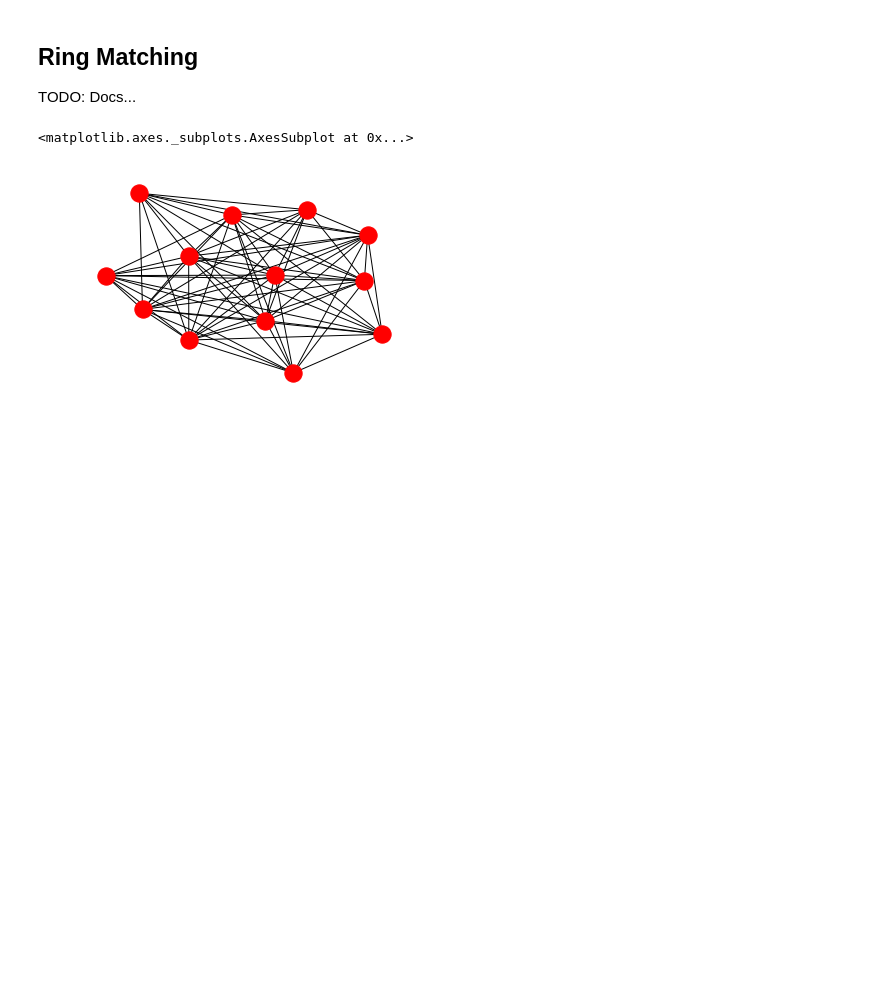
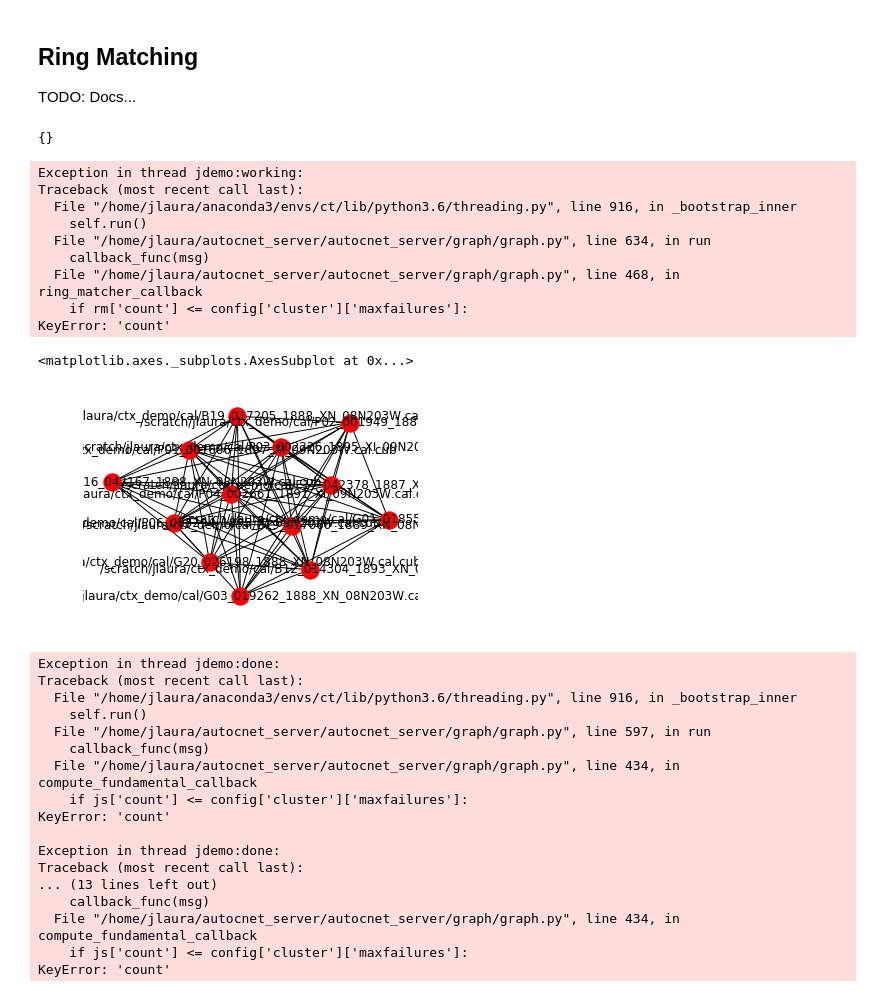
Before and after one commit to jlaura/autocnet_server, a Jupyter notebook: notebooks/04. Ring Matching.ipynb, the cells around one changed output. Saved outputs shown, nothing was run; the diff lists cells and outputs as text; code cells hidden in the pictures; blank space fills up the shorter version.

```diff
--- a/notebooks/04. Ring Matching.ipynb
+++ b/notebooks/04. Ring Matching.ipynb
@@ -10,8 +16,35 @@ Populating the interactive namespace from numpy and matplotlib
 TODO: Docs...
 # %%
 ncg = NetworkCandidateGraph.from_database()
-ncg.plot()
+ncg.plot(labels=True)
 # %% [output]
-<matplotlib.axes._subplots.AxesSubplot at 0x...>
+{}
+Exception in thread jdemo:working:
+Traceback (most recent call last):
+  File "/home/jlaura/anaconda3/envs/ct/lib/python3.6/threading.py", line 916, in _bootstrap_inner
+    self.run()
+  File "/home/jlaura/autocnet_server/autocnet_server/graph/graph.py", line 634, in run
+    callback_func(msg)
+  File "/home/jlaura/autocnet_server/autocnet_server/graph/graph.py", line 468, in ring_matcher_callback
+    if rm['count'] <= config['cluster']['maxfailures']:
+KeyError: 'count'
+<matplotlib.axes._subplots.AxesSubplot at 0x...>
-[figure, old version]
+[figure, new version]
+Exception in thread jdemo:done:
+Traceback (most recent call last):
+  File "/home/jlaura/anaconda3/envs/ct/lib/python3.6/threading.py", line 916, in _bootstrap_inner
+    self.run()
+  File "/home/jlaura/autocnet_server/autocnet_server/graph/graph.py", line 597, in run
+    callback_func(msg)
+  File "/home/jlaura/autocnet_server/autocnet_server/graph/graph.py", line 434, in compute_fundamental_callback
+    if js['count'] <= config['cluster']['maxfailures']:
+KeyError: 'count'
+
+Exception in thread jdemo:done:
+Traceback (most recent call last):
+... (13 lines left out)
+    callback_func(msg)
+  File "/home/jlaura/autocnet_server/autocnet_server/graph/graph.py", line 434, in compute_fundamental_callback
+    if js['count'] <= config['cluster']['maxfailures']:
+KeyError: 'count'
 # %%
```
Also changed, not shown: parts of 10 cells of this notebook, 8 other files.
